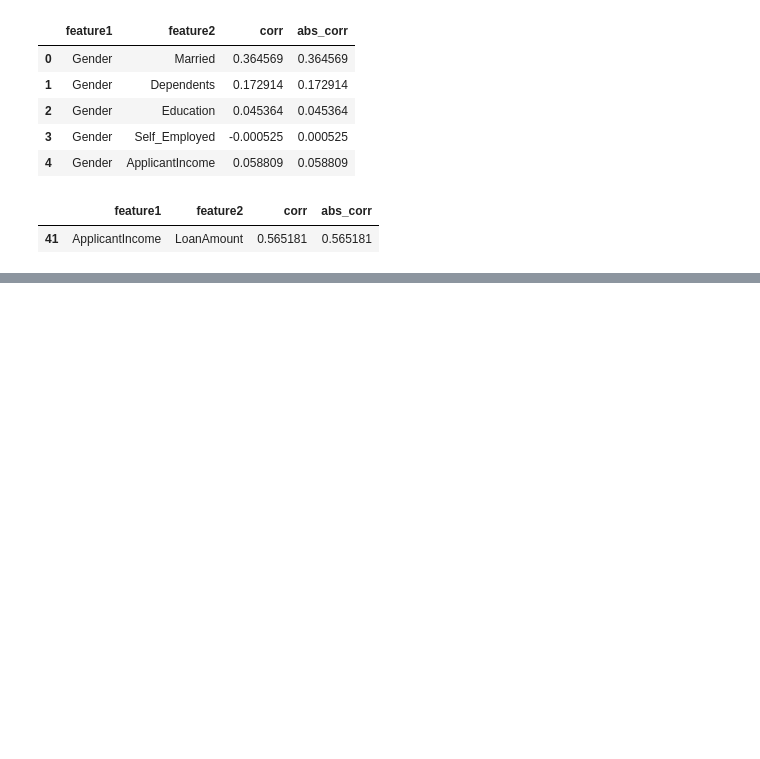
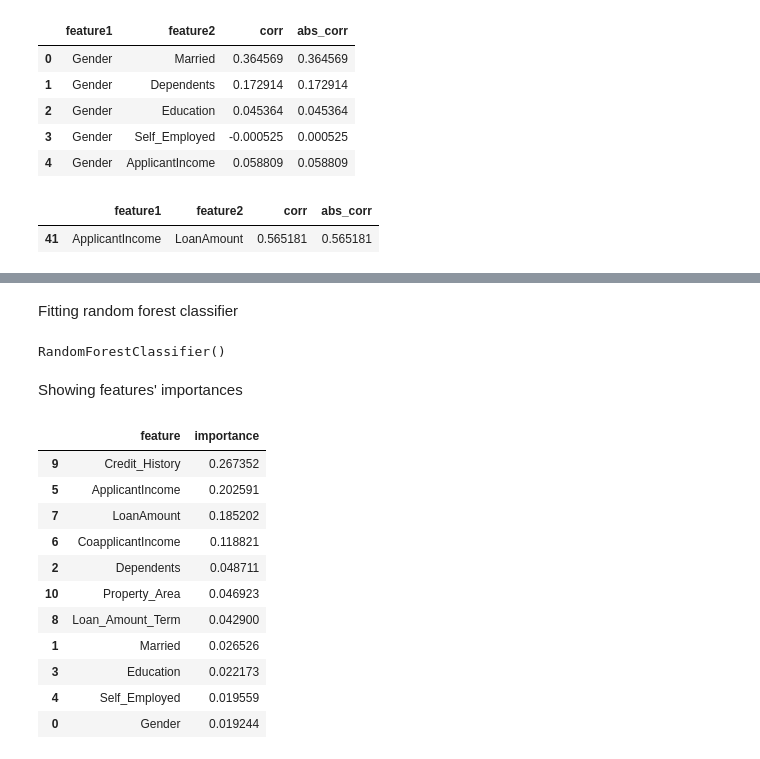
Before and after one commit to VaheC/ThinkingDS, a Jupyter notebook: ch2_dim_reduction.ipynb, the cells around one changed output, grey strips where cells are left out. Drawn from its saved outputs; the diff is of its cells as text; code cells hidden in the pictures; blank space fills up the shorter version.

Commit message:
ch2 random forest added

```diff
--- a/ch2_dim_reduction.ipynb
+++ b/ch2_dim_reduction.ipynb
@@ -245,0 +251,6 @@ corr_df[corr_df['abs_corr'] > CORR_THRESHOLD]
+# %%
+target_values = sorted(list(train_df['Loan_Status'].unique()))
+print(f"Target unique values: {target_values}")
+
+le_dict['Loan_Status'] = {target_values[i]: i for i in range(len(target_values))}
+le_dict
@@ -245,0 +266,32 @@ corr_df[corr_df['abs_corr'] > CORR_THRESHOLD]
+# %% [markdown]
+Fitting random forest classifier
+# %%
+rf_clf = RandomForestClassifier()
+
+X = train_df[col_names]
+y = train_df['Loan_Status'].map(le_dict['Loan_Status'])
+
+rf_clf.fit(X, y)
+# %% [output]
+RandomForestClassifier()
+# %% [markdown]
+Showing features' importances
+# %%
+rf_feats_imp = rf_clf.feature_importances_
+rf_feats_dict = {'feature': col_names, 'importance': rf_feats_imp}
+rf_feats_df = pd.DataFrame(rf_feats_dict)
+rf_feats_df.sort_values('importance', ascending=False, inplace=True)
+rf_feats_df
+# %% [output]
+|  | feature | importance |
+| 9 | Credit_History | 0.267352 |
+| 5 | ApplicantIncome | 0.202591 |
+| 7 | LoanAmount | 0.185202 |
+| 6 | CoapplicantIncome | 0.118821 |
+| 2 | Dependents | 0.048711 |
+| 10 | Property_Area | 0.046923 |
+| 8 | Loan_Amount_Term | 0.042900 |
+| 1 | Married | 0.026526 |
+| 3 | Education | 0.022173 |
+| 4 | Self_Employed | 0.019559 |
+| 0 | Gender | 0.019244 |
```
Also changed, not shown: parts of 4 cells of this notebook.
